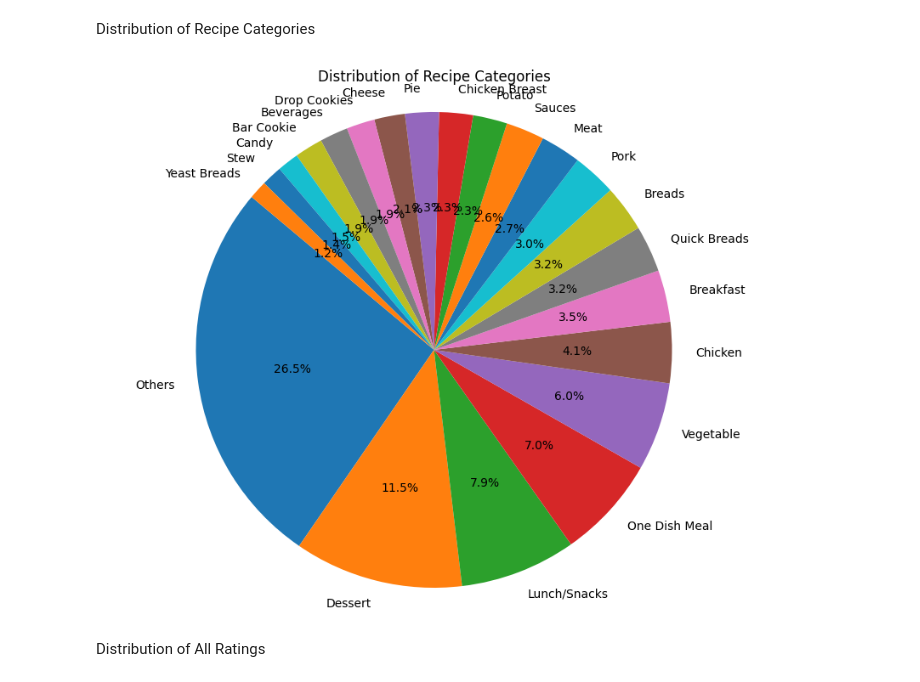
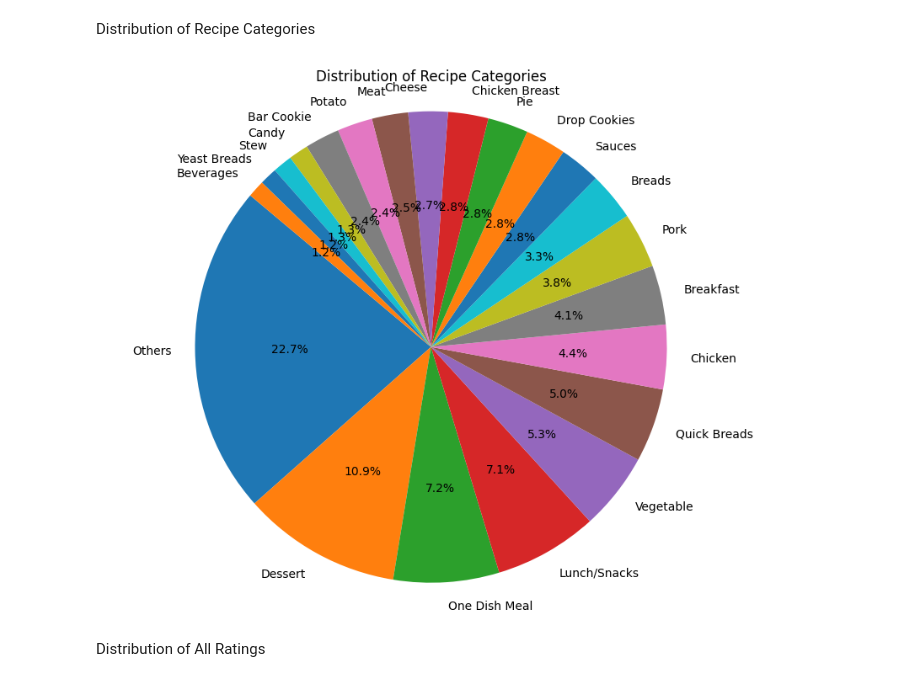
Before and after one commit to Nishil-Agarwal/Cloned-Cuisine-Recommender-, a Jupyter notebook: data_visualisation.ipynb, the cells around one changed output. Cells and saved outputs as stored; diff of their text form; code cells hidden in the pictures.

Commit message:
updated the data_visualisation notebook

```diff
--- a/data_visualisation.ipynb
+++ b/data_visualisation.ipynb
@@ -4,27 +4,26 @@ import matplotlib.pyplot as plt
 import numpy as np
 import seaborn as sns
 
-recipes_df = pd.read_csv('Processed_Recipes_Dataset.csv')
-reviews_df = pd.read_csv('Processed_Reviews_Dataset.csv')
+dataframe = pd.read_csv('Final_Processed_Dataset.csv')
 # %% [markdown]
 Distribution of Recipe Categories
 # %%
-category_counts = recipes_df['RecipeCategory'].value_counts()
+category_counts = dataframe['RecipeCategory'].value_counts()
 
-threshold = len(recipes_df) * 0.01
+threshold = len(dataframe) * 0.01
 rare_categories = category_counts[category_counts < threshold].index
 
-recipes_df['RecipeCategory'] = recipes_df['RecipeCategory'].apply(lambda x: 'Others' if x in rare_categories else x)
+dataframe['RecipeCategory'] = dataframe['RecipeCategory'].apply(lambda x: 'Others' if x in rare_categories else x)
 
-category_counts = recipes_df['RecipeCategory'].value_counts()
+category_counts = dataframe['RecipeCategory'].value_counts()
 
 plt.figure(figsize=(10, 8))
 plt.pie(category_counts, labels=category_counts.index, autopct='%1.1f%%', startangle=140)
 plt.title('Distribution of Recipe Categories')
 plt.axis('equal')
 plt.show()
 # %% [output]
-[figure, old version]
+[figure, new version]
 # %% [markdown]
 Distribution of All Ratings
 # %%
```
Also changed, not shown: parts of 5 cells of this notebook, 2 other files.
